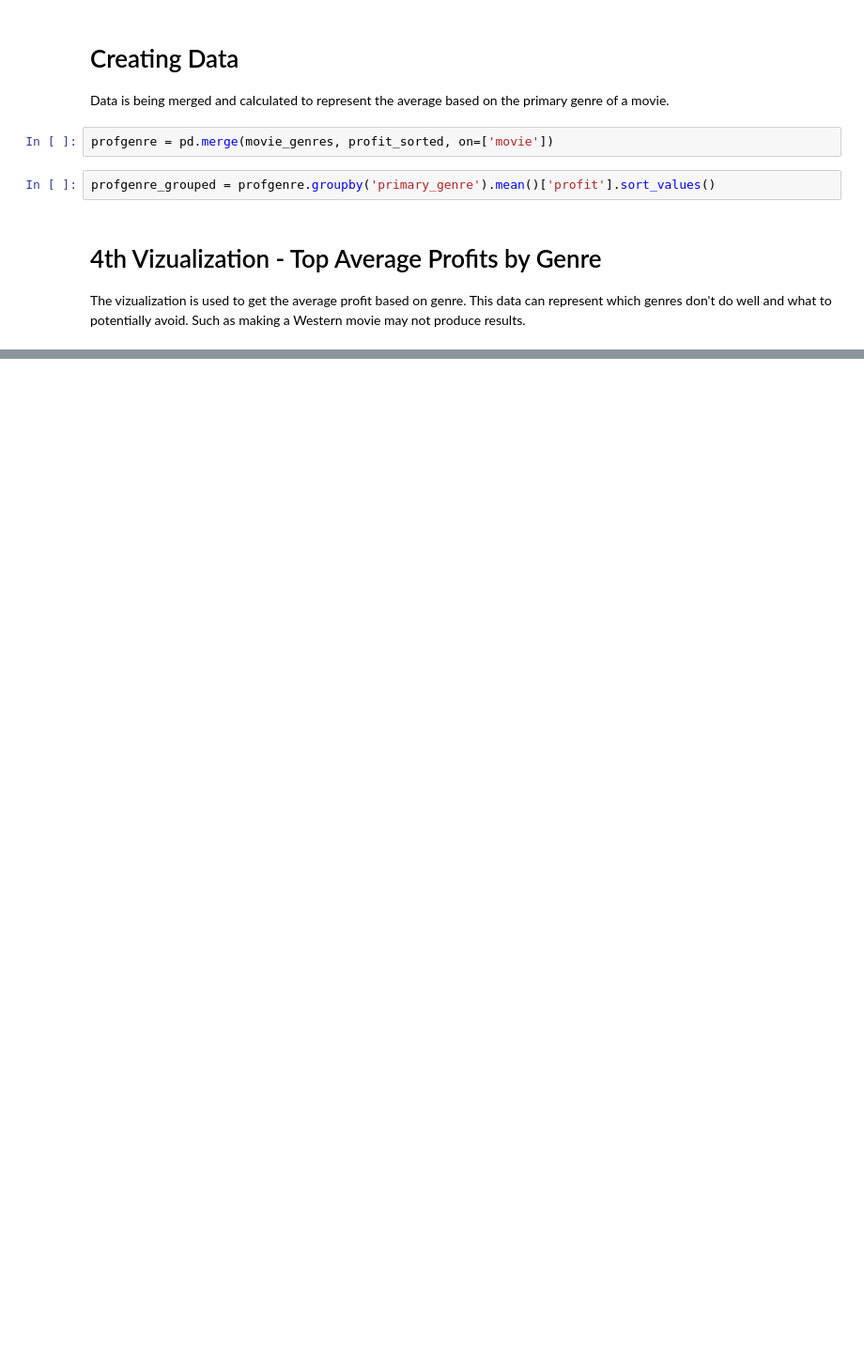
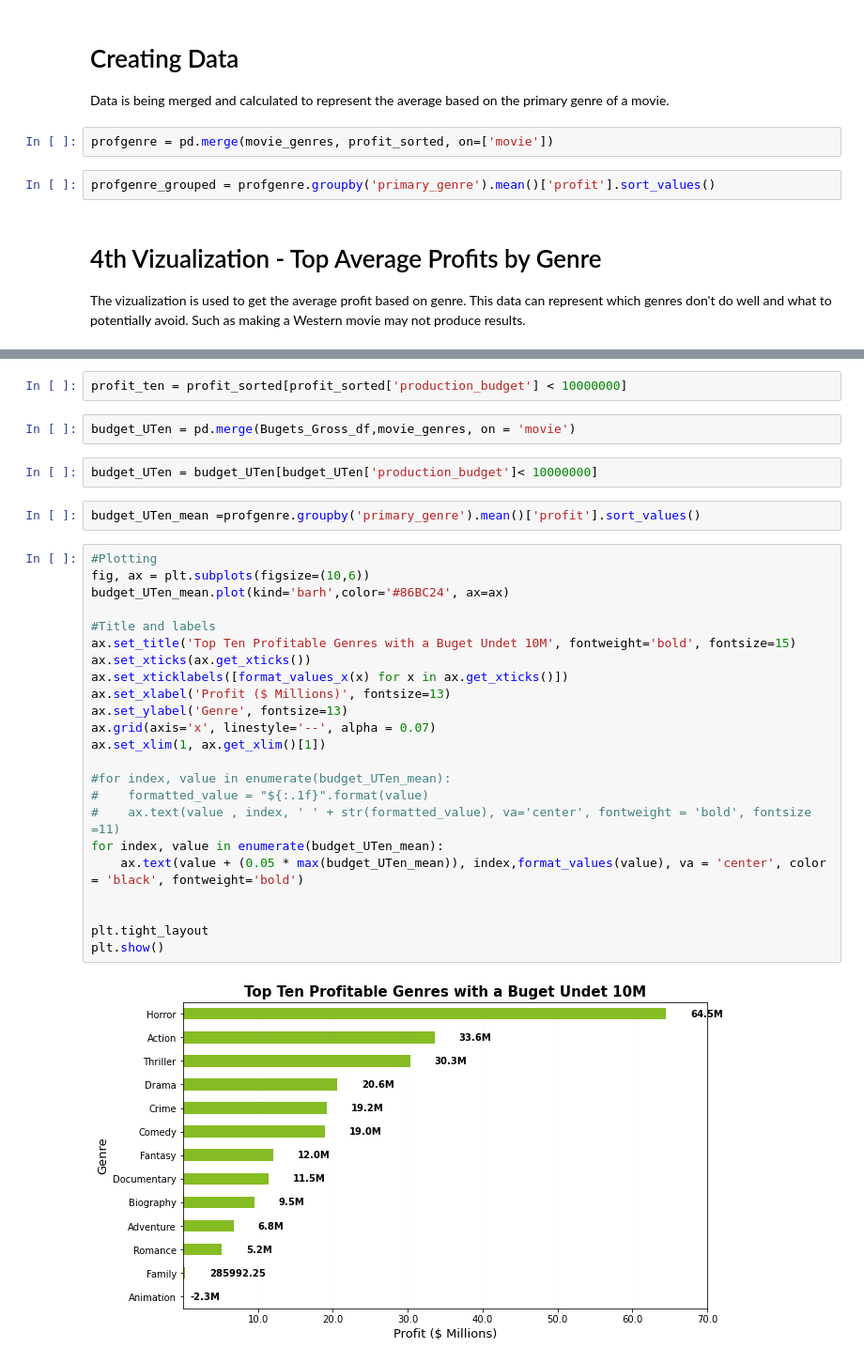
Before and after one commit to cupake01/ai_academy_capstone_project_group4, a Jupyter notebook: notebooks/folder-brian_gorbea/BrianG_Final.ipynb, the cells around one changed output, grey strips where cells are left out. Shown at 94% size. Drawn from its saved outputs; the diff is of its cells as text; blank space fills up the shorter version.

```diff
--- a/notebooks/folder-brian_gorbea/BrianG_Final.ipynb
+++ b/notebooks/folder-brian_gorbea/BrianG_Final.ipynb
@@ -225,0 +230,33 @@ plt.show()
+# %%
+profit_ten = profit_sorted[profit_sorted['production_budget'] < 10000000]
+# %%
+budget_UTen = pd.merge(Bugets_Gross_df,movie_genres, on = 'movie')
+# %%
+budget_UTen = budget_UTen[budget_UTen['production_budget']< 10000000]
+# %%
+budget_UTen_mean =profgenre.groupby('primary_genre').mean()['profit'].sort_values()
+# %%
+#Plotting
+fig, ax = plt.subplots(figsize=(10,6))
+budget_UTen_mean.plot(kind='barh',color='#86BC24', ax=ax)
+
+#Title and labels
+ax.set_title('Top Ten Profitable Genres with a Buget Undet 10M', fontweight='bold', fontsize=15)
+ax.set_xticks(ax.get_xticks())
+ax.set_xticklabels([format_values_x(x) for x in ax.get_xticks()])
+ax.set_xlabel('Profit ($ Millions)', fontsize=13)
+ax.set_ylabel('Genre', fontsize=13)
+ax.grid(axis='x', linestyle='--', alpha = 0.07)
+ax.set_xlim(1, ax.get_xlim()[1])
+
+#for index, value in enumerate(budget_UTen_mean):
+#    formatted_value = "${:.1f}".format(value)
+#    ax.text(value , index, ' ' + str(formatted_value), va='center', fontweight = 'bold', fontsize =11)
+for index, value in enumerate(budget_UTen_mean):
+    ax.text(value + (0.05 * max(budget_UTen_mean)), index,format_values(value), va = 'center', color = 'black', fontweight='bold')
+
+
+plt.tight_layout
+plt.show()
+# %% [output]
+[figure, added]
```
Also changed, not shown: parts of 7 cells of this notebook.
